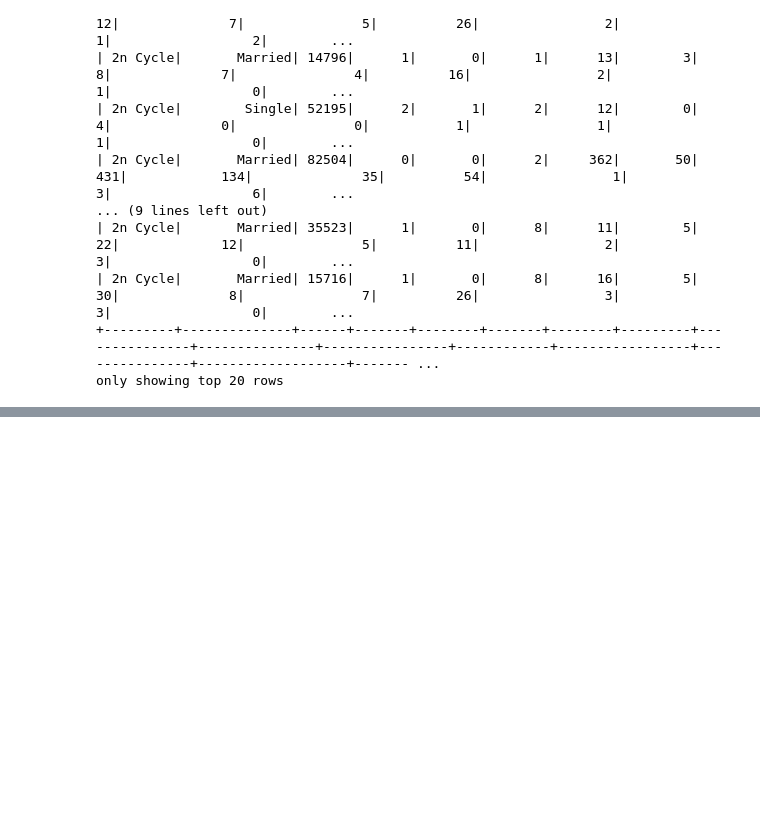
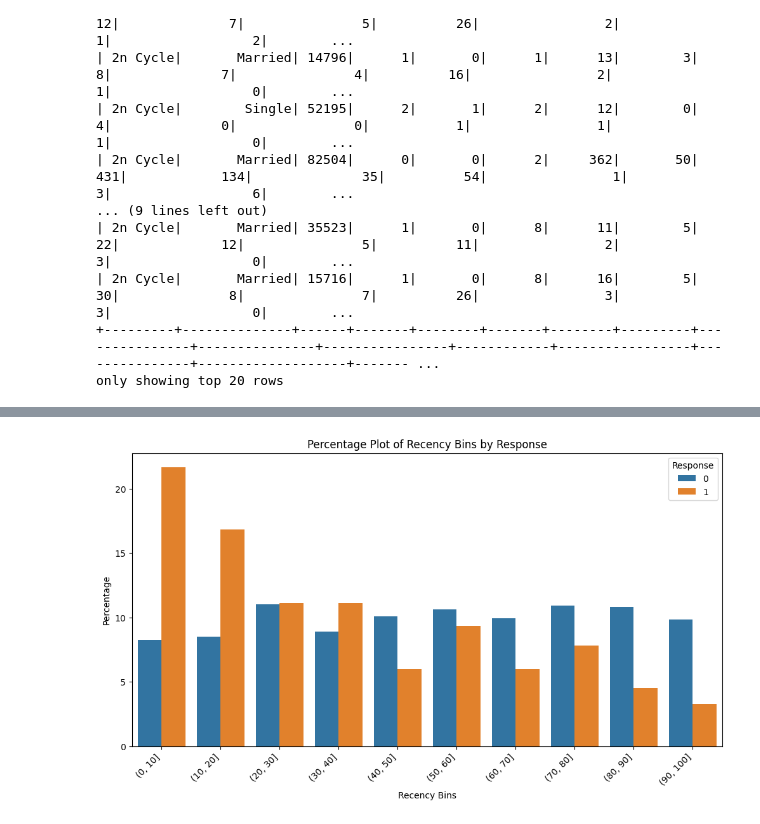
Before and after one commit to YashaswiniKulkarni/superstoreCampaignAnalysis, a Jupyter notebook: BDA_Project.ipynb, the cells around one changed output, grey strips where cells are left out. Saved outputs shown, nothing was run; the diff lists cells and outputs as text; code cells hidden in the pictures; blank space fills up the shorter version.

```diff
--- a/BDA_Project.ipynb
+++ b/BDA_Project.ipynb
@@ -253,0 +287,32 @@ only showing top 20 rows
+# %%
+# Assuming superstore_df is your PySpark DataFrame
+pandas_df = superstore_df.toPandas()
+
+# Calculate the total count of each response category
+total_counts = pandas_df['Response'].value_counts()
+
+# Define bin edges based on unique values
+bin_edges = range(0, max(pandas_df['Recency']) + 11, 10)
+
+# Create a new column 'Recency_Bin' with bin labels
+pandas_df['Recency_Bin'] = pd.cut(pandas_df['Recency'], bins=bin_edges, include_lowest=False, precision=0)
+
+# Calculate the percentage of each response category within each bin
+percentage_df = pandas_df.groupby(['Recency_Bin', 'Response']).size() / pandas_df.groupby('Response').size() * 100
+percentage_df = percentage_df.reset_index(name='Percentage')
+
+# Set the size of the figure for better readability
+plt.figure(figsize=(12, 6))
+
+# Create bar plot using Seaborn
+sns.barplot(x='Recency_Bin', y='Percentage', hue='Response', data=percentage_df)
+plt.xlabel('Recency Bins')
+plt.ylabel('Percentage')
+plt.title('Percentage Plot of Recency Bins by Response')
+
+# Rotate x-axis labels for better readability
+plt.xticks(rotation=45, ha='right')
+
+plt.show()
+# %% [output]
+[figure, added]
```
Also changed, not shown: parts of 8 cells of this notebook.
